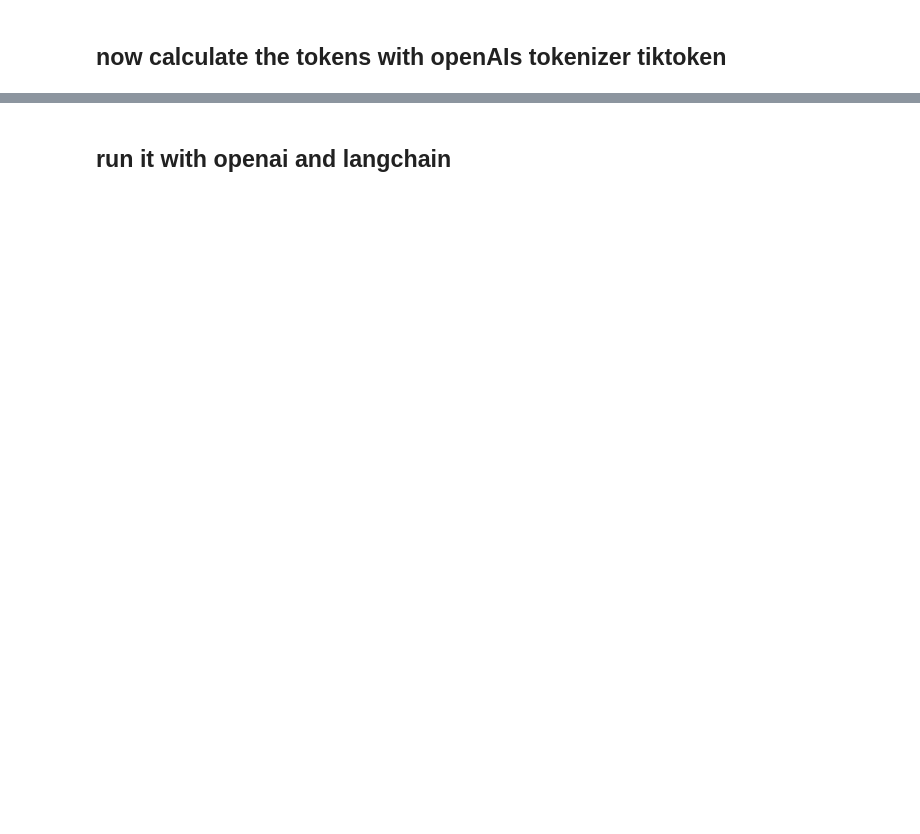
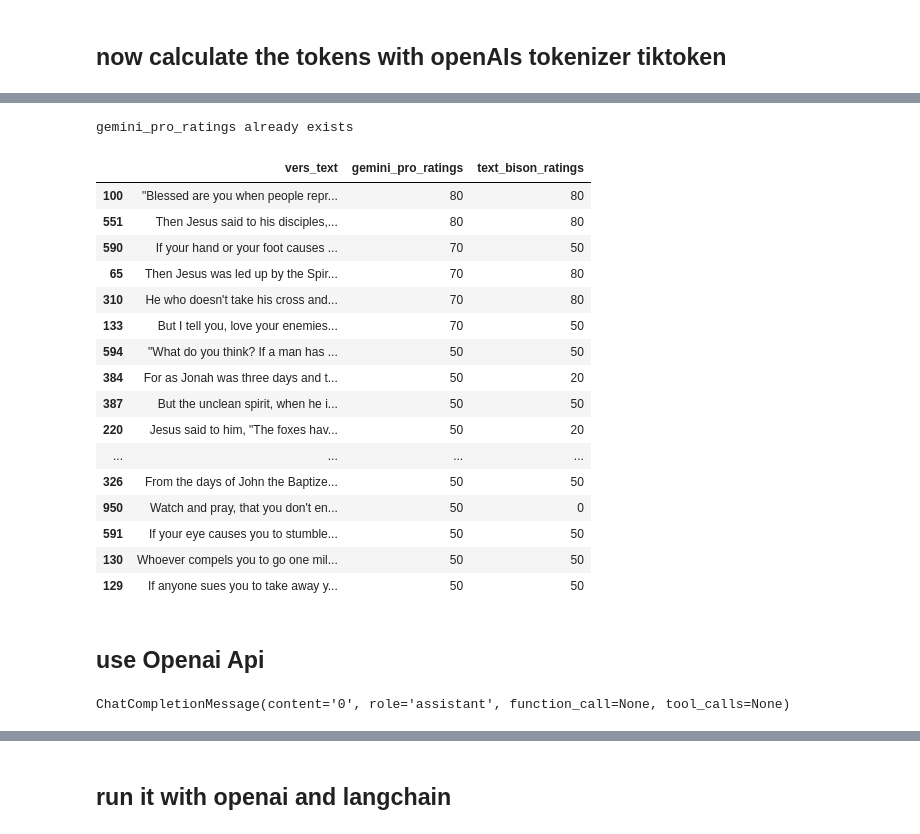
Before and after one commit to walkerdustin/genAI-concept-search, a Jupyter notebook: seek.ipynb, the cells around one changed output, grey strips where cells are left out. Saved outputs shown, nothing was run; the diff lists cells and outputs as text; code cells hidden in the pictures; blank space fills up the shorter version.

```diff
--- a/seek.ipynb
+++ b/seek.ipynb
@@ -216,0 +319,33 @@ total_input_tokens * 0.25/1_000_000 + total_output_tokens * 0.5/1_000_000
+# %%
+# if the column gemini_pro_ratings already exists, then read skip this execution
+if "gemini_pro_ratings" in cols:
+    print("gemini_pro_ratings already exists")
+else:
+    # get the score for each prompt
+    gemini_pro_responses = []
+    gemini_pro_response_objects = []
+    start_timestamp = time.time()
+    last_start_timestamp = time.time()
+    counter = 0
+    for prompt in prompts:
+        counter += 1
+        if counter%60 == 0:
+            print("# the current counter is", counter)
+            print("waiting")
+            while time.time() - last_start_timestamp < 61:
+                pass
+            last_start_timestamp = time.time()
+        response = responses = model.generate_content(system_prompt + prompt, generation_config=generation_config)
+        try:
+            text = response.candidates[0].text
+        except ValueError:
+            text = "-1"
+        print(text)
+        gemini_pro_responses.append(text)
+        gemini_pro_response_objects.append(response)
+    gemini_pro_responses_int = [int(response.strip()) if response.strip() != "" else -1 for response in gemini_pro_responses ]
+    print(len(gemini_pro_responses_int))
+    experiment_df.insert(2,"gemini_pro_ratings", gemini_pro_responses_int)
+    experiment_df.insert(2,"gemini_pro_response_objects", gemini_pro_response_objects)
+# %% [output]
+gemini_pro_ratings already exists
@@ -216,0 +354,22 @@ total_input_tokens * 0.25/1_000_000 + total_output_tokens * 0.5/1_000_000
+# %%
+experiment_df.sort_values("gemini_pro_ratings", ascending=False)[["vers_text", "gemini_pro_ratings", "text_bison_ratings"]].head(20)
+# %% [output]
+|  | vers_text | gemini_pro_ratings | text_bison_ratings |
+| 100 | "Blessed are you when people repr... | 80 | 80 |
+| 551 | Then Jesus said to his disciples,... | 80 | 80 |
+| 590 | If your hand or your foot causes ... | 70 | 50 |
+| 65 | Then Jesus was led up by the Spir... | 70 | 80 |
+| 310 | He who doesn't take his cross and... | 70 | 80 |
+| 133 | But I tell you, love your enemies... | 70 | 50 |
+| 594 | "What do you think? If a man has ... | 50 | 50 |
+| 384 | For as Jonah was three days and t... | 50 | 20 |
+| 387 | But the unclean spirit, when he i... | 50 | 50 |
+| 220 | Jesus said to him, "The foxes hav... | 50 | 20 |
+| ... | ... | ... | ... |
+| 326 | From the days of John the Baptize... | 50 | 50 |
+| 950 | Watch and pray, that you don't en... | 50 | 0 |
+| 591 | If your eye causes you to stumble... | 50 | 50 |
+| 130 | Whoever compels you to go one mil... | 50 | 50 |
+| 129 | If anyone sues you to take away y... | 50 | 50 |
+# %% [markdown]
+## use Openai Api
@@ -216,0 +397,22 @@ total_input_tokens * 0.25/1_000_000 + total_output_tokens * 0.5/1_000_000
+# %%
+from openai import OpenAI
+client = OpenAI()
+# defaults to getting the key using os.environ.get("OPENAI_API_KEY")
+# if you saved the key under a different environment variable name, you can do something like:
+# client = OpenAI(
+#   api_key=os.environ.get("CUSTOM_ENV_NAME"),
+# )
+def get_GPT3_5_response(prompt):
+  completion = client.chat.completions.create(
+    model="gpt-3.5-turbo",
+    max_tokens=12,
+    temperature=0,
+    messages=[
+      {"role": "system", "content": system_prompt},
+      {"role": "user", "content": prompt}
+    ]
+  )
+  return completion
+print(get_GPT3_5_response(prompts[31]).choices[0].message)
+# %% [output]
+ChatCompletionMessage(content='0', role='assistant', function_call=None, tool_calls=None)
```
Also changed, not shown: parts of 47 cells of this notebook, 1 other file.
